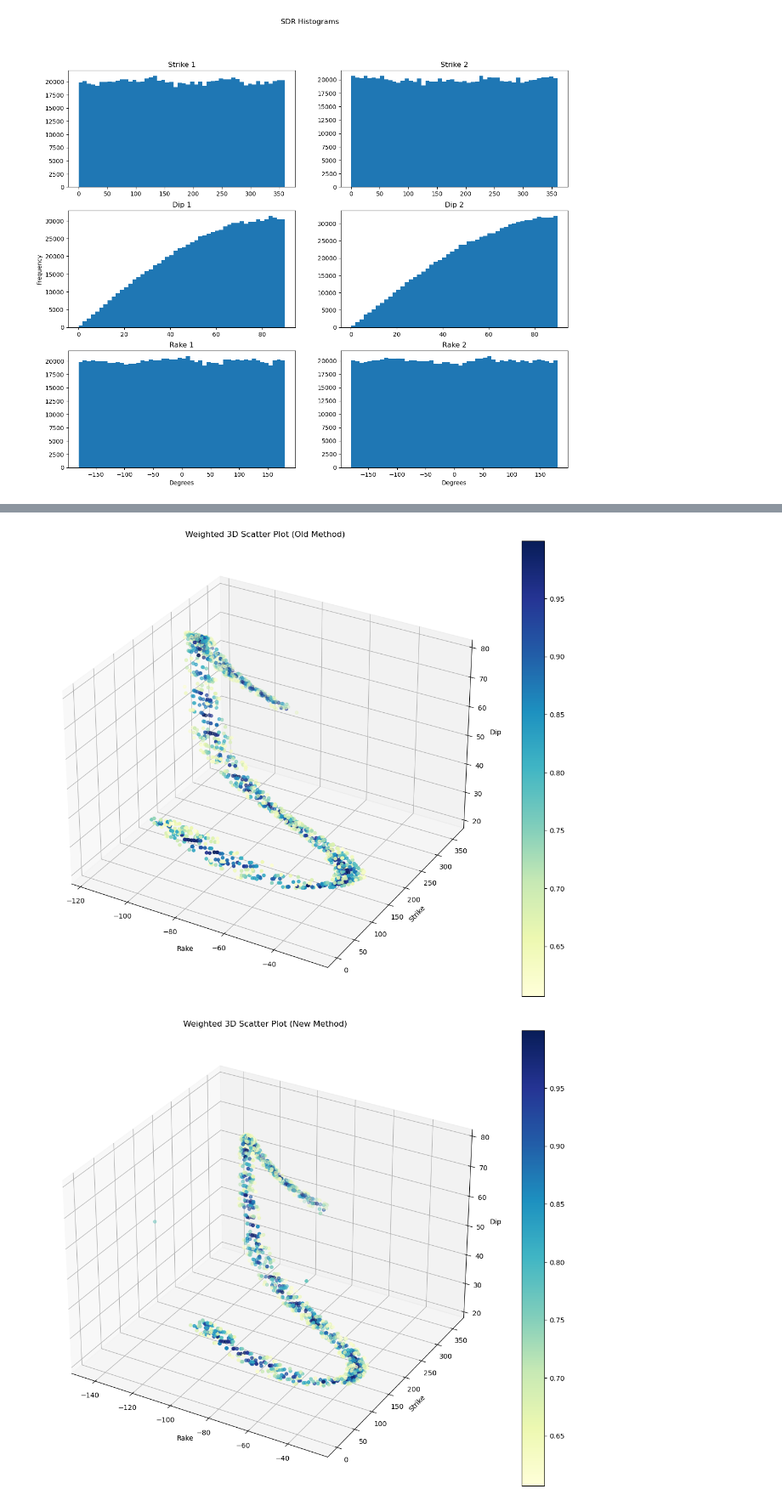
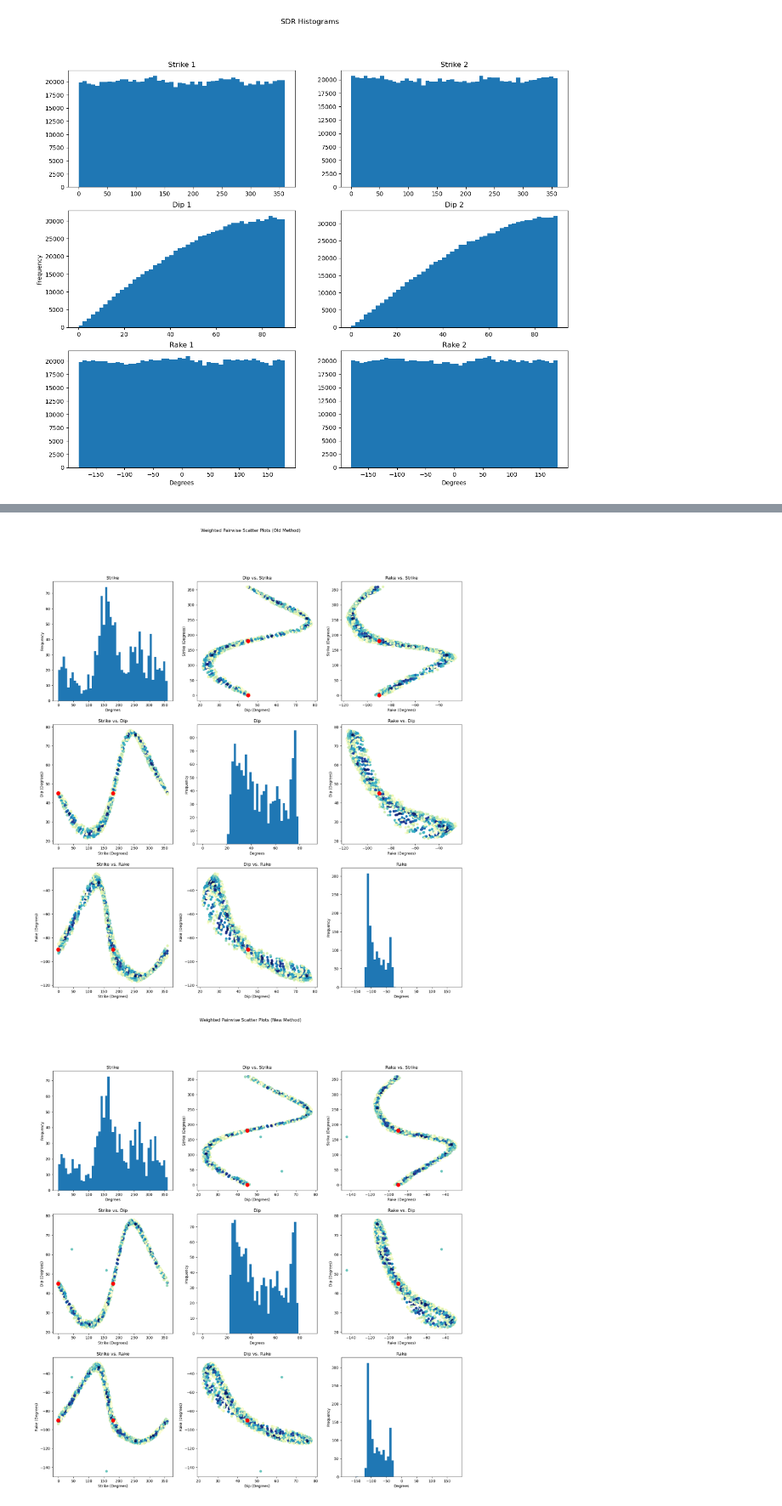
Before and after one commit to victoragaba/SURG-Mars, a Jupyter notebook: visuals.ipynb, the cells around one changed output, grey strips where cells are left out. Shown at 85% size. Drawn from its saved outputs; the diff is of its cells as text; code cells hidden in the pictures.

Commit message:
Grid of scatter plots

```diff
--- a/visuals.ipynb
+++ b/visuals.ipynb
@@ -40,2 +39,11 @@ fr.plot_sdr_histograms(df, 50)
 # %% [output]
 [figure]
+# %%
+# Ao = np.array([-0.81021954, -4.91714978, 2.19851802])
+# Uo = np.array([0.02231451, 0.13542476, 0.06055007])
+t, p = np.array([1,0,0]), np.array([0,0,1])
+normal_faults = fr.tp2sdr(fr.coord_switch(t), fr.coord_switch(p))
+normal_faults = np.rad2deg(np.array(normal_faults))
+
+fr.weighted_3D_scatter(df[old_accepted1], "OldWeight", normal_faults)
+fr.weighted_3D_scatter(df[accepted1], "Weight", normal_faults)
@@ -42,6 +57,7 @@ fr.plot_sdr_histograms(df, 50)
 # %%
-fr.weighted_3D_scatter(df[old_accepted1], "OldWeight")
-fr.weighted_3D_scatter(df[accepted1], "Weight")
+# grid of pairwise scatter plots
+fr.weighted_pairwise_scatter(df[old_accepted1], "OldWeight", true_sol = normal_faults)
+fr.weighted_pairwise_scatter(df[accepted1], "Weight", true_sol = normal_faults)
 # %% [output]
-[figure, old version]
+[figure, new version]
-[figure, old version]
+[figure, new version]
```
Also changed, not shown: parts of 5 cells of this notebook, 4 other files.
